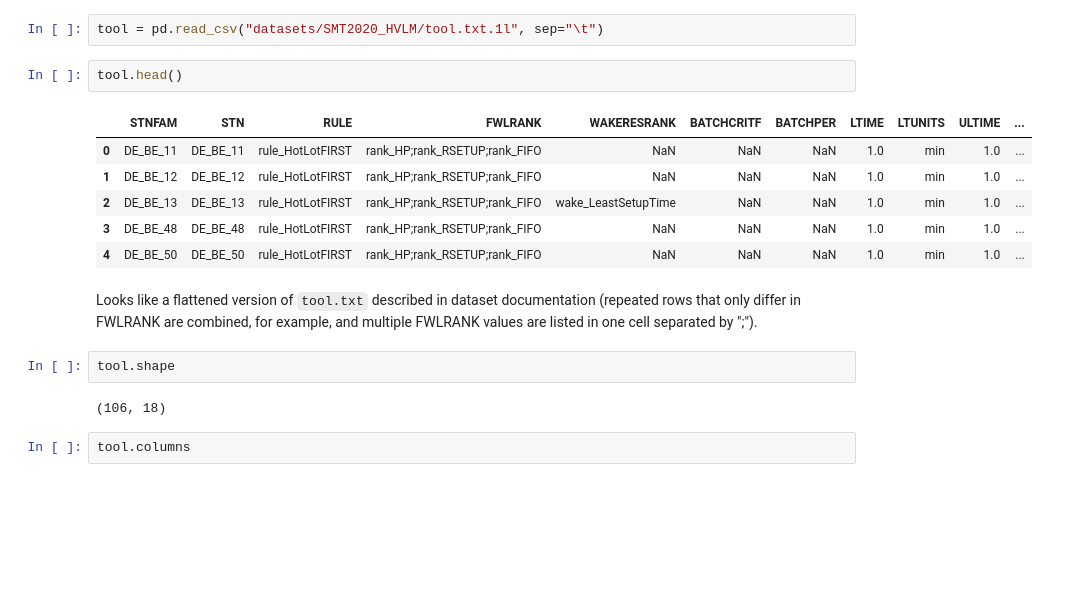
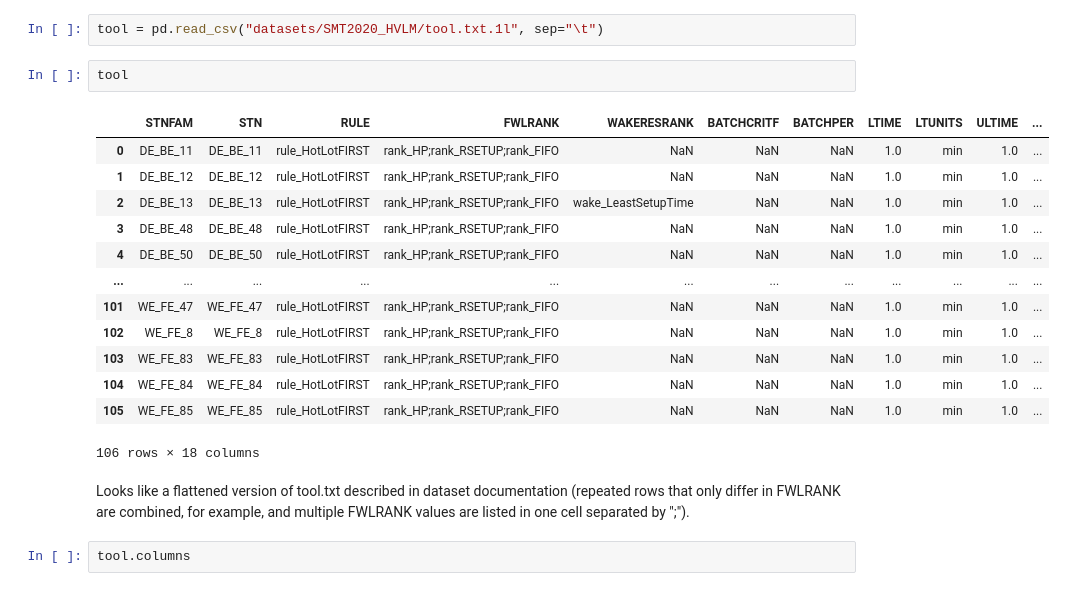
Before and after one commit to kathyxiong/PySCFabSim-release, a Jupyter notebook: explore_smt2020.ipynb, the cells around one changed output. Drawn from its saved outputs; the diff is of its cells as text; blank space fills up the shorter version.

```diff
--- a/explore_smt2020.ipynb
+++ b/explore_smt2020.ipynb
@@ -17,20 +17,23 @@ Info on tools with one tool fam (group of identical tools) per row.
 # %%
 tool = pd.read_csv("datasets/SMT2020_HVLM/tool.txt.1l", sep="\t")
 # %%
-tool.head()
+tool
 # %% [output]
 |  | STNFAM | STN | RULE | FWLRANK | WAKERESRANK | BATCHCRITF | BATCHPER | LTIME | LTUNITS | ULTIME | ... |
 | 0 | DE_BE_11 | DE_BE_11 | rule_HotLotFIRST | rank_HP;rank_RSETUP;rank_FIFO | NaN | NaN | NaN | 1.0 | min | 1.0 | ... |
 | 1 | DE_BE_12 | DE_BE_12 | rule_HotLotFIRST | rank_HP;rank_RSETUP;rank_FIFO | NaN | NaN | NaN | 1.0 | min | 1.0 | ... |
 | 2 | DE_BE_13 | DE_BE_13 | rule_HotLotFIRST | rank_HP;rank_RSETUP;rank_FIFO | wake_LeastSetupTime | NaN | NaN | 1.0 | min | 1.0 | ... |
 | 3 | DE_BE_48 | DE_BE_48 | rule_HotLotFIRST | rank_HP;rank_RSETUP;rank_FIFO | NaN | NaN | NaN | 1.0 | min | 1.0 | ... |
 | 4 | DE_BE_50 | DE_BE_50 | rule_HotLotFIRST | rank_HP;rank_RSETUP;rank_FIFO | NaN | NaN | NaN | 1.0 | min | 1.0 | ... |
+| ... | ... | ... | ... | ... | ... | ... | ... | ... | ... | ... | ... |
+| 101 | WE_FE_47 | WE_FE_47 | rule_HotLotFIRST | rank_HP;rank_RSETUP;rank_FIFO | NaN | NaN | NaN | 1.0 | min | 1.0 | ... |
+| 102 | WE_FE_8 | WE_FE_8 | rule_HotLotFIRST | rank_HP;rank_RSETUP;rank_FIFO | NaN | NaN | NaN | 1.0 | min | 1.0 | ... |
+| 103 | WE_FE_83 | WE_FE_83 | rule_HotLotFIRST | rank_HP;rank_RSETUP;rank_FIFO | NaN | NaN | NaN | 1.0 | min | 1.0 | ... |
+| 104 | WE_FE_84 | WE_FE_84 | rule_HotLotFIRST | rank_HP;rank_RSETUP;rank_FIFO | NaN | NaN | NaN | 1.0 | min | 1.0 | ... |
+| 105 | WE_FE_85 | WE_FE_85 | rule_HotLotFIRST | rank_HP;rank_RSETUP;rank_FIFO | NaN | NaN | NaN | 1.0 | min | 1.0 | ... |
+106 rows × 18 columns
 # %% [markdown]
-Looks like a flattened version of `tool.txt` described in dataset documentation (repeated rows that only differ in FWLRANK are combined, for example, and multiple FWLRANK values are listed in one cell separated by ";").
+Looks like a flattened version of tool.txt described in dataset documentation (repeated rows that only differ in FWLRANK are combined, for example, and multiple FWLRANK values are listed in one cell separated by ";").
-# %%
-tool.shape
-# %% [output]
-(106, 18)
 # %%
 tool.columns
 # %% [output]
```
Also changed, not shown: parts of 42 cells of this notebook.
